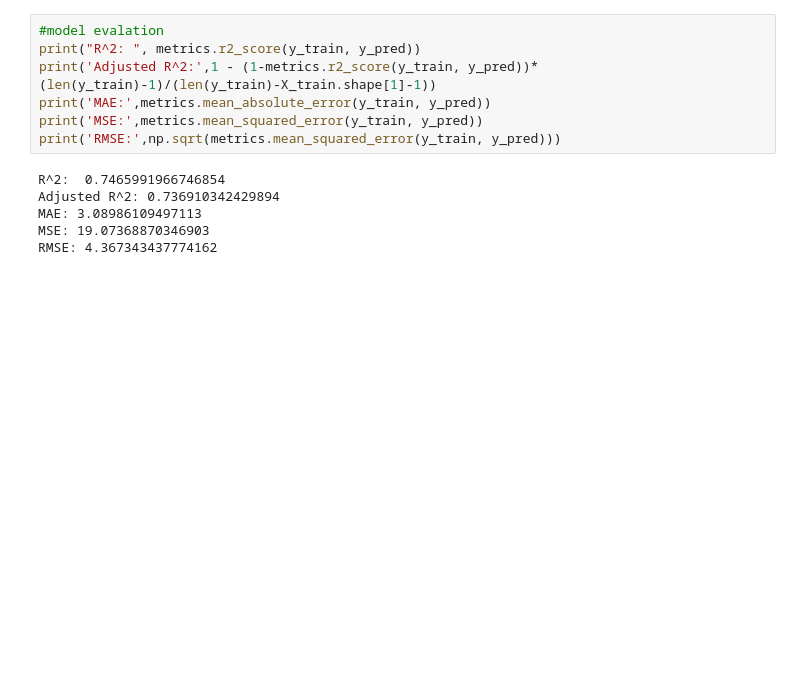
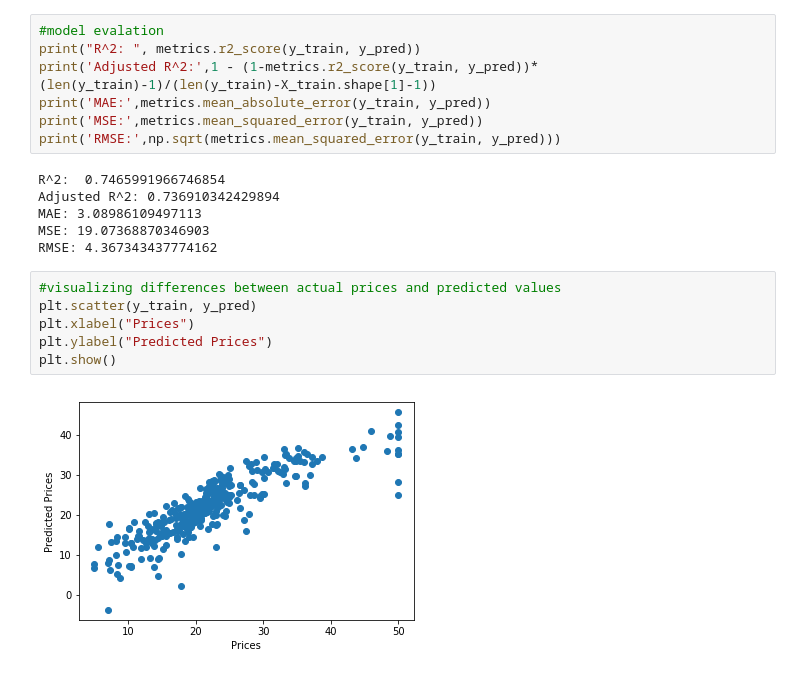
Before and after one commit to Ayushi13598/Boston-Housing-Price, a Jupyter notebook: model.ipynb, the cells around one changed output. Cells and saved outputs as stored; diff of their text form; blank space fills up the shorter version.

```diff
--- a/model.ipynb
+++ b/model.ipynb
@@ -152,3 +152,11 @@ Adjusted R^2: 0.736910342429894
 MAE: 3.08986109497113
 MSE: 19.07368870346903
 RMSE: 4.367343437774162
+# %%
+#visualizing differences between actual prices and predicted values
+plt.scatter(y_train, y_pred)
+plt.xlabel("Prices")
+plt.ylabel("Predicted Prices")
+plt.show()
+# %% [output]
+[figure, added]
```
